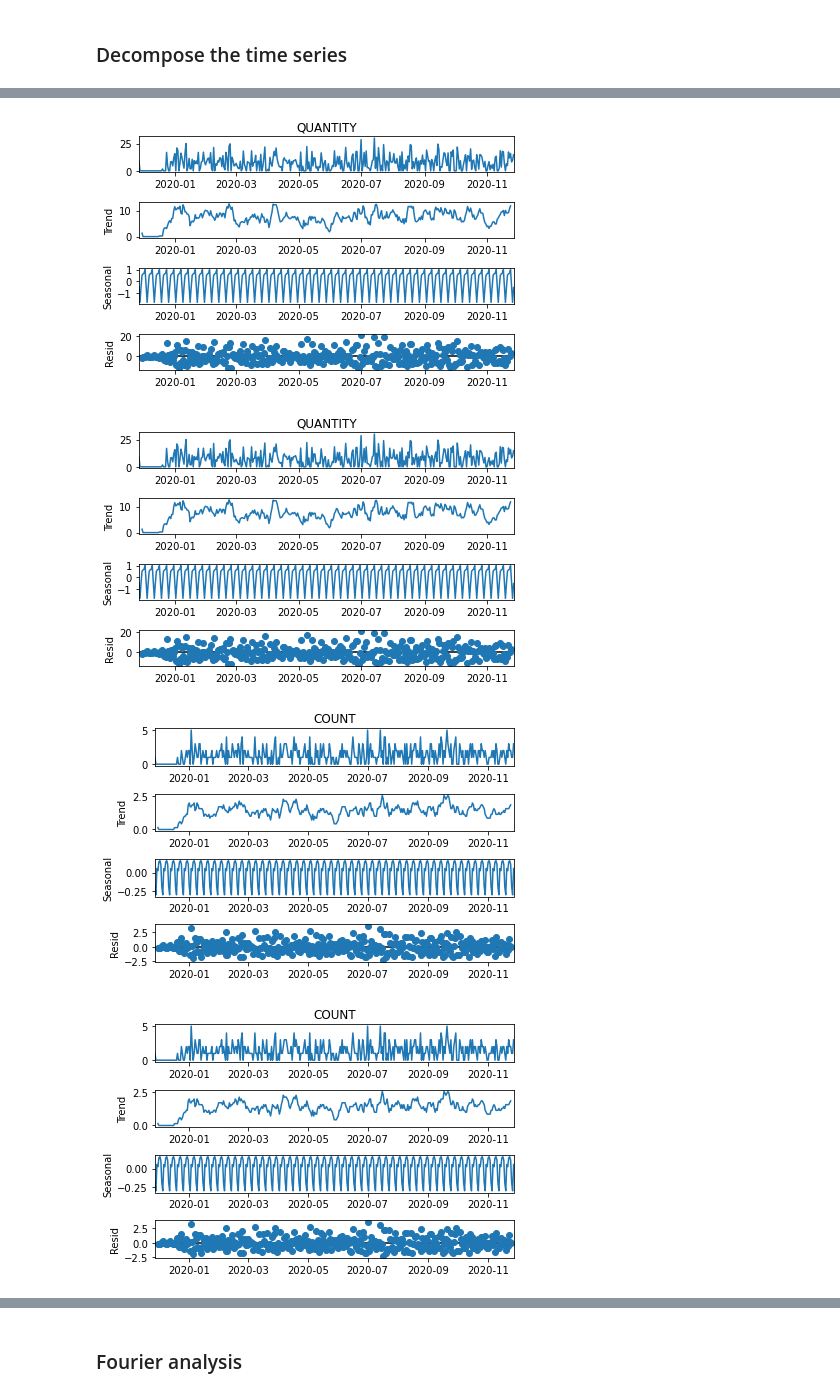
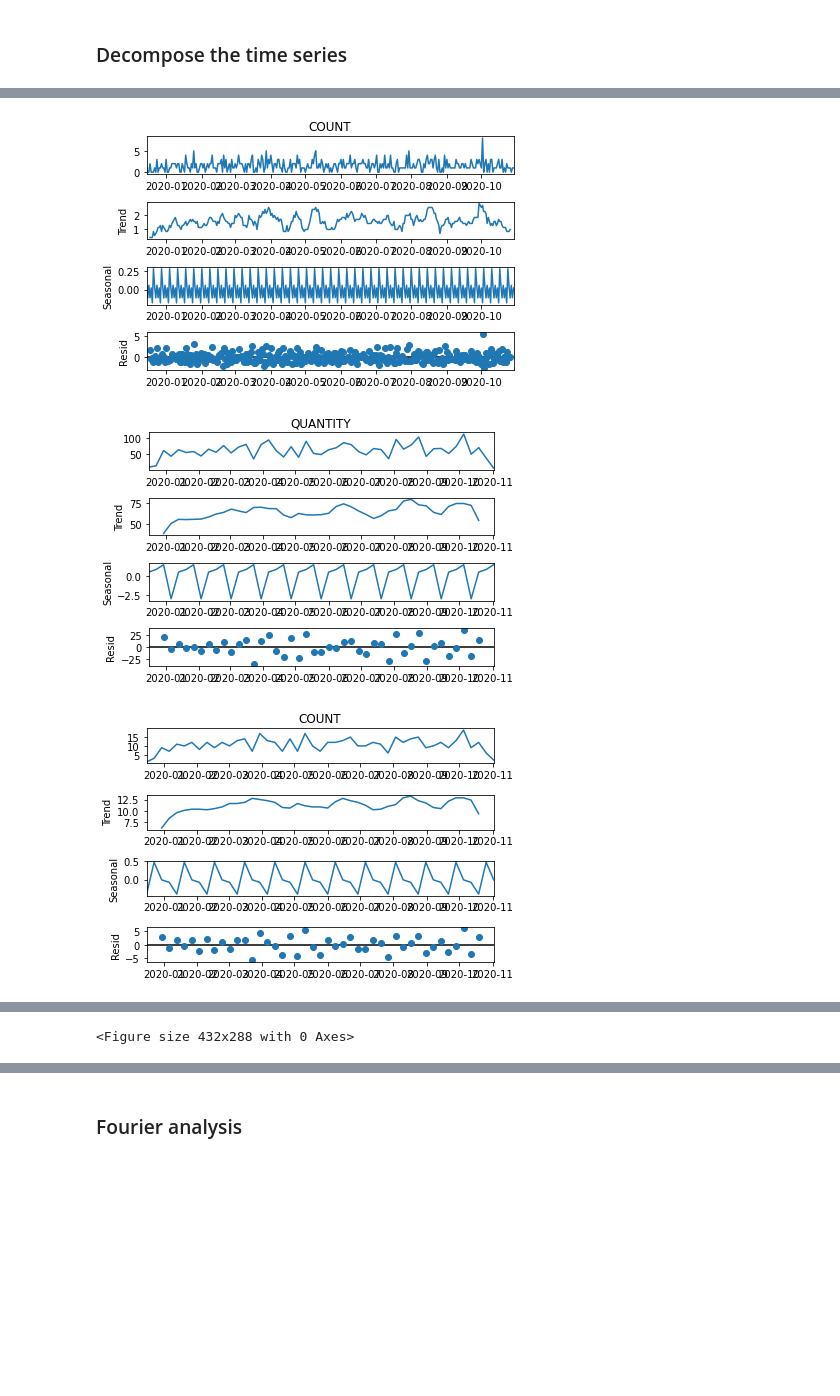
Before and after one commit to aletuf93/logproj, a Jupyter notebook: examples/LOG_01 Demand assessment.ipynb, the cells around one changed output, grey strips where cells are left out. Cells and saved outputs as stored; diff of their text form; code cells hidden in the pictures; blank space fills up the shorter version.

```diff
--- a/examples/LOG_01 Demand assessment.ipynb
+++ b/examples/LOG_01 Demand assessment.ipynb
@@ -177,13 +177,13 @@ samplingIntervals = ['day','week','month']
 for samplingInterval in samplingIntervals:
     for var in variables.keys():
         seriesVariable = variables[var]
-        for sampl_int in samplingInterval:
-            fig = decomposeTimeSeries(D_time = D_time,
+
+        fig = decomposeTimeSeries(D_time = D_time,
                                       seriesVariable=seriesVariable,
                                       samplingInterval=samplingInterval,
                                       date_field='TIMESTAMP',
                                       decompositionModel='additive')
-            fig.savefig(f"{path_results}\\trend_decompose_{var}_{sampl_int}.png")
+        fig.savefig(f"{path_results}\\trend_decompose_{var}_{samplingInterval}.png")
 # %% [output]
 Not enough values to decompose series with sampling interval month
 Not enough values to decompose series with sampling interval month
@@ -199,4 +191,3 @@ Not enough values to decompose series with sampling interval month
-[figure, old version]
+[figure, new version]
-[figure, old version]
+[figure, new version]
-[figure, old version]
+[figure, new version]
-[figure, removed]
@@ -207,0 +194 @@ Not enough values to decompose series with sampling interval month
+<Figure size 432x288 with 0 Axes>
```
Also changed, not shown: parts of 10 cells of this notebook, 2 other files.
